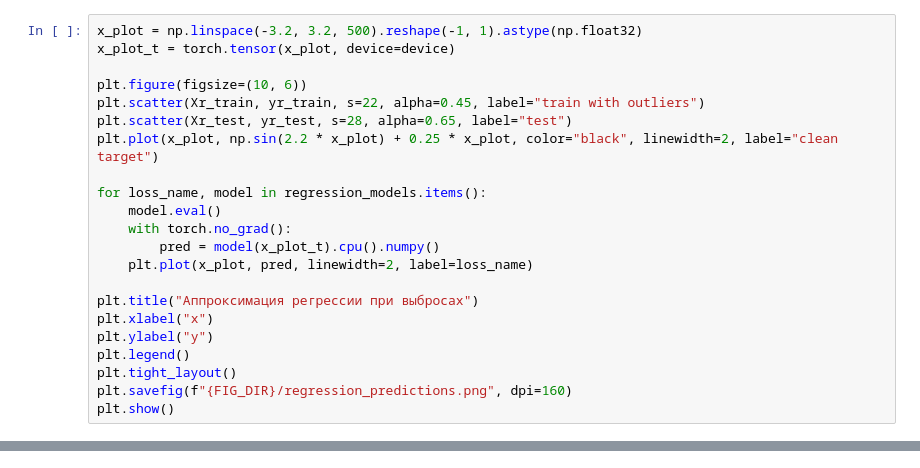
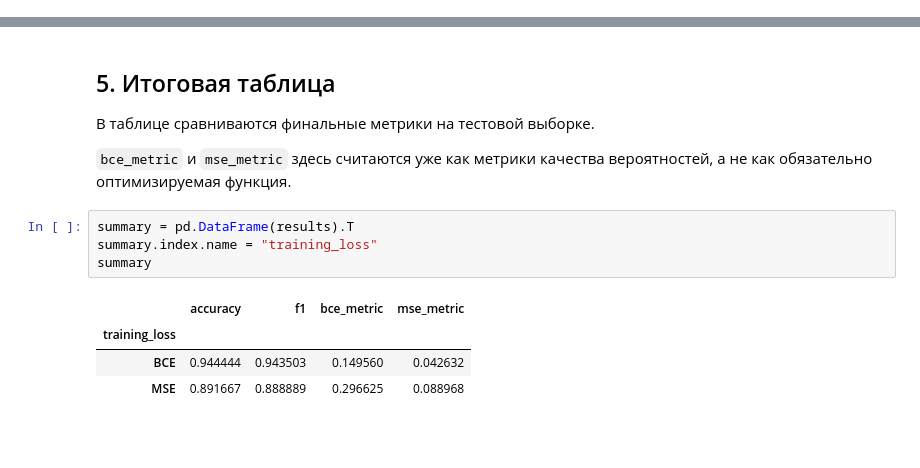
Before and after one commit to BaffledHedgehog/optproject, a Jupyter notebook: loss_backprop_comparison.ipynb, the cells around one changed output, grey strips where cells are left out. Saved outputs shown, nothing was run; the diff lists cells and outputs as text; blank space fills up the shorter version.

```diff
--- a/loss_backprop_comparison.ipynb
+++ b/loss_backprop_comparison.ipynb
@@ -456,22 +0,0 @@ plt.show()
-# %%
-x_plot = np.linspace(-3.2, 3.2, 500).reshape(-1, 1).astype(np.float32)
-x_plot_t = torch.tensor(x_plot, device=device)
-
-plt.figure(figsize=(10, 6))
-plt.scatter(Xr_train, yr_train, s=22, alpha=0.45, label="train with outliers")
-plt.scatter(Xr_test, yr_test, s=28, alpha=0.65, label="test")
-plt.plot(x_plot, np.sin(2.2 * x_plot) + 0.25 * x_plot, color="black", linewidth=2, label="clean target")
-
-for loss_name, model in regression_models.items():
-    model.eval()
-    with torch.no_grad():
-        pred = model(x_plot_t).cpu().numpy()
-    plt.plot(x_plot, pred, linewidth=2, label=loss_name)
-
-plt.title("Аппроксимация регрессии при выбросах")
-plt.xlabel("x")
-plt.ylabel("y")
-plt.legend()
-plt.tight_layout()
-plt.savefig(f"{FIG_DIR}/regression_predictions.png", dpi=160)
-plt.show()
@@ -533,0 +339,15 @@ regression_table
+# %% [markdown]
+## 5. Итоговая таблица
+
+В таблице сравниваются финальные метрики на тестовой выборке.
+
+`bce_metric` и `mse_metric` здесь считаются уже как метрики качества вероятностей, а не как обязательно оптимизируемая функция.
+# %%
+summary = pd.DataFrame(results).T
+summary.index.name = "training_loss"
+summary
+# %% [output]
+|  | accuracy | f1 | bce_metric | mse_metric |
+| training_loss |  |  |  |  |
+| BCE | 0.944444 | 0.943503 | 0.149560 | 0.042632 |
+| MSE | 0.891667 | 0.888889 | 0.296625 | 0.088968 |
```
Also changed, not shown: parts of 36 cells of this notebook, 7 other files.
